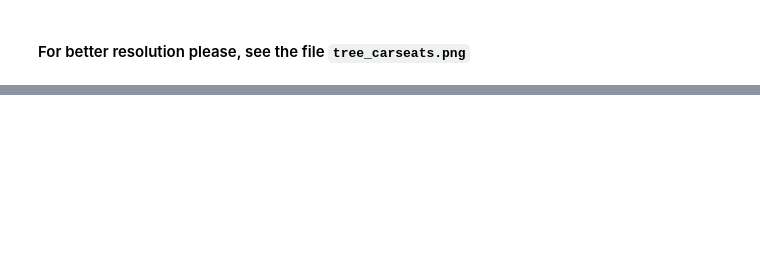
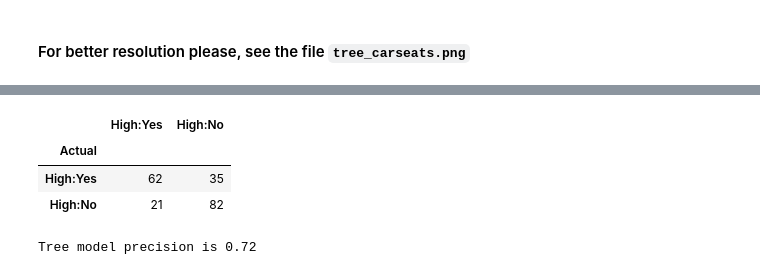
Before and after one commit to shevchenkobn/ml-practice, a Jupyter notebook: a6/a6.ipynb, the cells around one changed output, grey strips where cells are left out. Drawn from its saved outputs; the diff is of its cells as text; code cells hidden in the pictures; blank space fills up the shorter version.

Commit message:
A6: Improve results showing, use seeded random generator, finish train-split 200-200 part.

```diff
--- a/a6/a6.ipynb
+++ b/a6/a6.ipynb
@@ -249,3 +253,9 @@ but `Sales`.
+# %%
+def split_tree_x_y(df):
+    return df.drop([*high_columns, 'Sales'], axis=1), df[high_columns]
+
+def fit_tree(x_df, y_df):
+    return DecisionTreeClassifier(splitter='best', criterion='gini', random_state=random_state).fit(x_df, y_df)
 # %%
 def print_tree(tree, x_df, y_df):
     print('Variables actually used in tree construction:', x_df.columns)
@@ -288,6 +287,10 @@ Misclassification error rate: 0.0 = 0 / 400
 > Due to difference in implementation there are much terminal nodes (leaves) as well as 100% precision. I compared documentation between R's `tree` and Python's `DecisionTreeClassifier`, but couldn't get the same result as it was in previous assignments.
 
 > One-hot encoding could be the root cause of all the differences between R and Python implementations since it is unknown, how categorical data is handled by R.
+# %%
+def to_row_hash_array(arr, columns=None):
+    columns = arr.columns if isinstance(arr, pd.DataFrame) else columns if columns is not None and len(columns) > 0 else np.array(range(arr.shape[1] if hasattr(arr, 'shape') else len(arr[0])))
+    return [';'.join('{c}:{v}'.format(c=columns[i], v=v) for i, v in enumerate(row)) for row in arr]
 # %%
 def plot_tree(tree, x_df, y_df, filename_no_ext):
     fig, ax = plt.subplots(figsize=default_figsize)
@@ -314,0 +330,38 @@ plot_tree(tree_carseats, x_df, y_df, 'tree_carseats')
+# %%
+def crosstable(levels, actual, predicted):
+    d = {}
+    for level in levels:
+        d[level] = {}
+    for row in d.values():
+        for level in d.keys():
+            row[level] = 0
+    for i in range(0, len(actual)):
+        d[actual[i]][predicted[i]] += 1
+    return d
+
+def crosstable_df(levels, actual, predicted):
+    d = crosstable(levels, actual, predicted)
+    df = pd.DataFrame(d)
+    df.index.set_names('Actual', inplace=True)
+    return df
+
+def precision(ct_df):
+    return np.trace(ct_df) / ct_df.to_numpy().sum()
+# %%
+reset_random(2022)
+train_df = sample(tree_df, 200)
+test_df = tree_df.loc[tree_df.index.difference(train_df.index)]
+x_df, y_df = split_tree_x_y(train_df)
+tree_carseats = fit_tree(x_df, y_df)
+test_x_df, test_y_df = split_tree_x_y(test_df)
+tree_prediction = tree_carseats.predict(test_x_df)
+ct_levels, ct_actual, ct_predicted = (to_row_hash_array(v, test_y_df.columns) for v in (test_y_df.drop_duplicates().to_numpy(), test_y_df.to_numpy(), [[v] for v in tree_prediction]))
+ct_df = crosstable_df(ct_levels, ct_actual, ct_predicted)
+display(ct_df)
+print('Tree model precision is', precision(ct_df))
+# %% [output]
+|  | High:Yes | High:No |
+| Actual |  |  |
+| High:Yes | 62 | 35 |
+| High:No | 21 | 82 |
+Tree model precision is 0.72
```
Also changed, not shown: parts of 15 cells of this notebook, 2 other files.
